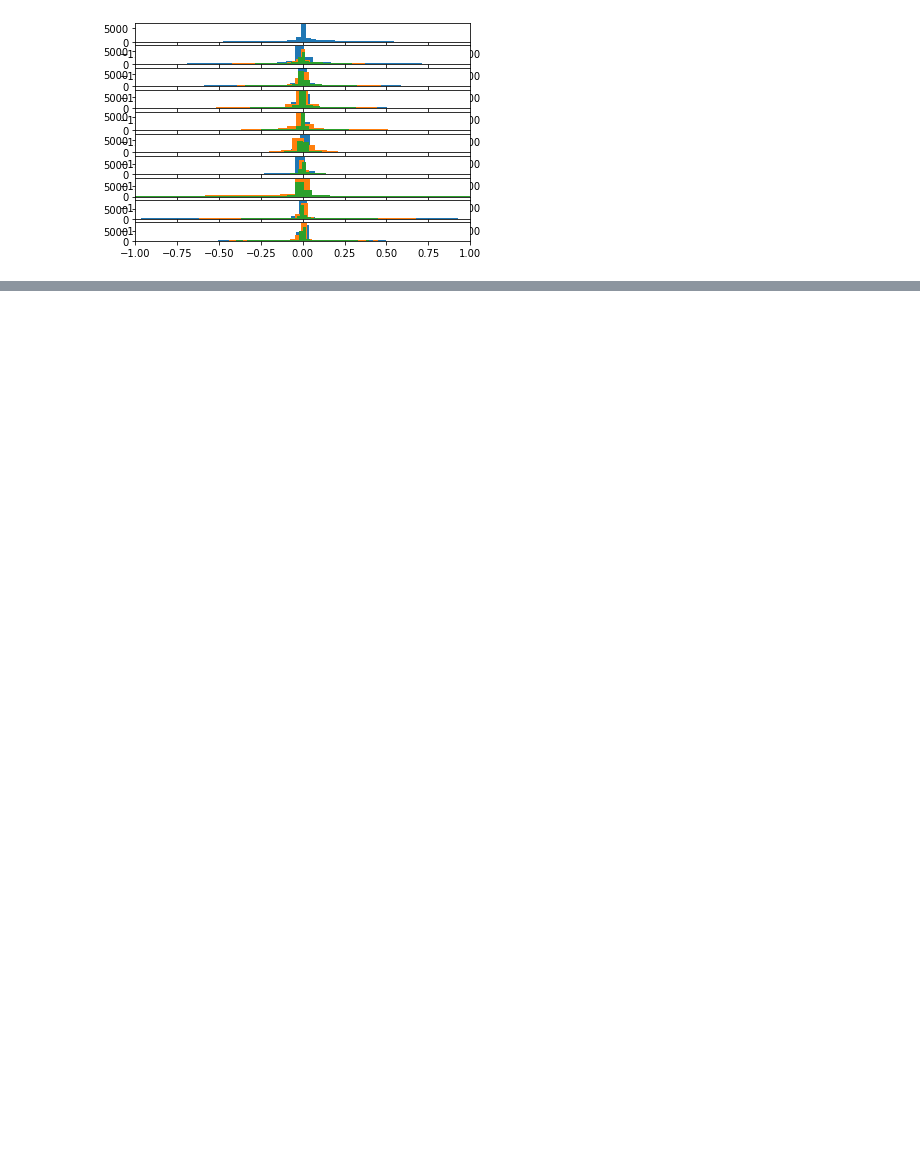
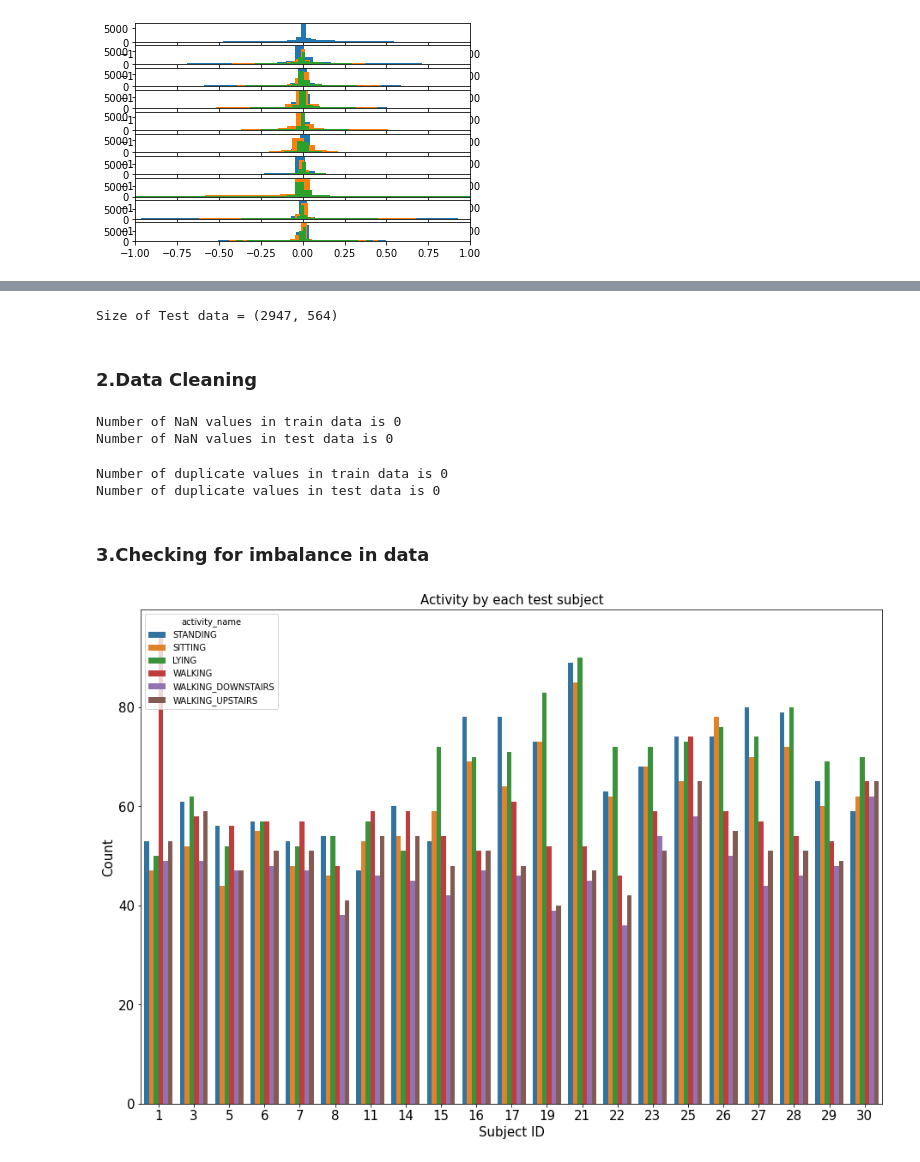
Before and after one commit to ManikckamR/CS620_HAR, a Jupyter notebook: CS620_Project_HAR.ipynb, the cells around one changed output, grey strips where cells are left out. Drawn from its saved outputs; the diff is of its cells as text; code cells hidden in the pictures; blank space fills up the shorter version.

```diff
--- a/CS620_Project_HAR.ipynb
+++ b/CS620_Project_HAR.ipynb
@@ -922,0 +949,26 @@ plot_subject_histograms(X, y, sub_map)
+# %%
+import urllib.request
+features = list()
+with urllib.request.urlopen("https://raw.githubusercontent.com/UpendraNath/CS620_Project_HAR/develop/UCI%20HAR%20Dataset/UCI%20HAR%20Dataset/features.txt") as f:
+    for line in f:
+        features.append(line.split()[1])
+
+#Rename to handle dupes
+features2 = [f'{features[i]}_{i}' for i in range(0, 561)]
+# %%
+train_df = pd.read_csv("https://raw.githubusercontent.com/UpendraNath/CS620_Project_HAR/develop/UCI%20HAR%20Dataset/UCI%20HAR%20Dataset/train/X_train.txt", delim_whitespace = True, header = None, names = features2)
+
+train_df["subject_id"] = pd.read_csv("https://raw.githubusercontent.com/UpendraNath/CS620_Project_HAR/develop/UCI%20HAR%20Dataset/UCI%20HAR%20Dataset/train/subject_train.txt", header = None, squeeze = True) #squeeze = True will
+#return data in pandas series format
+
+
+train_df["activity"] = pd.read_csv("https://raw.githubusercontent.com/UpendraNath/CS620_Project_HAR/develop/UCI%20HAR%20Dataset/UCI%20HAR%20Dataset/train/y_train.txt", header = None, squeeze = True)
+
+activity = pd.read_csv("https://raw.githubusercontent.com/UpendraNath/CS620_Project_HAR/develop/UCI%20HAR%20Dataset/UCI%20HAR%20Dataset/train/y_train.txt", header = None, squeeze = True)
+
+#mapping activity to activity name
+label_name = activity.map({1: "WALKING", 2:"WALKING_UPSTAIRS", 3:"WALKING_DOWNSTAIRS", 4:"SITTING", 5:"STANDING", 6:"LYING"})
+
+train_df["activity_name"] = label_name
+
+train_df.head()
@@ -922,0 +1013,33 @@ plot_subject_histograms(X, y, sub_map)
+# %%
+print("Size of Test data = {}".format(test_df.shape))
+# %% [output]
+Size of Test data = (2947, 564)
+# %% [markdown]
+### 2.Data Cleaning
+# %%
+# Checking for nan values
+print("Number of NaN values in train data is "+str(train_df.isnull().sum().sum()))
+print("Number of NaN values in test data is "+str(test_df.isnull().sum().sum()))
+# %% [output]
+Number of NaN values in train data is 0
+Number of NaN values in test data is 0
+# %%
+# Checking for duplicate values
+print("Number of duplicate values in train data is "+str(sum(train_df.duplicated())))
+print("Number of duplicate values in test data is "+str(sum(test_df.duplicated())))
+# %% [output]
+Number of duplicate values in train data is 0
+Number of duplicate values in test data is 0
+# %% [markdown]
+### 3.Checking for imbalance in data
+# %%
+fig = plt.figure(figsize = (12, 8))
+ax = fig.add_axes([0,0,1,1])
+ax.set_title("Activity by each test subject", fontsize = 15)
+plt.tick_params(labelsize = 15)
+sns.countplot(x = "subject_id", hue = "activity_name", data = train_df)
+plt.xlabel("Subject ID", fontsize = 15)
+plt.ylabel("Count", fontsize = 15)
+plt.show()
+# %% [output]
+[figure, added]
```
Also changed, not shown: parts of 51 cells of this notebook.
